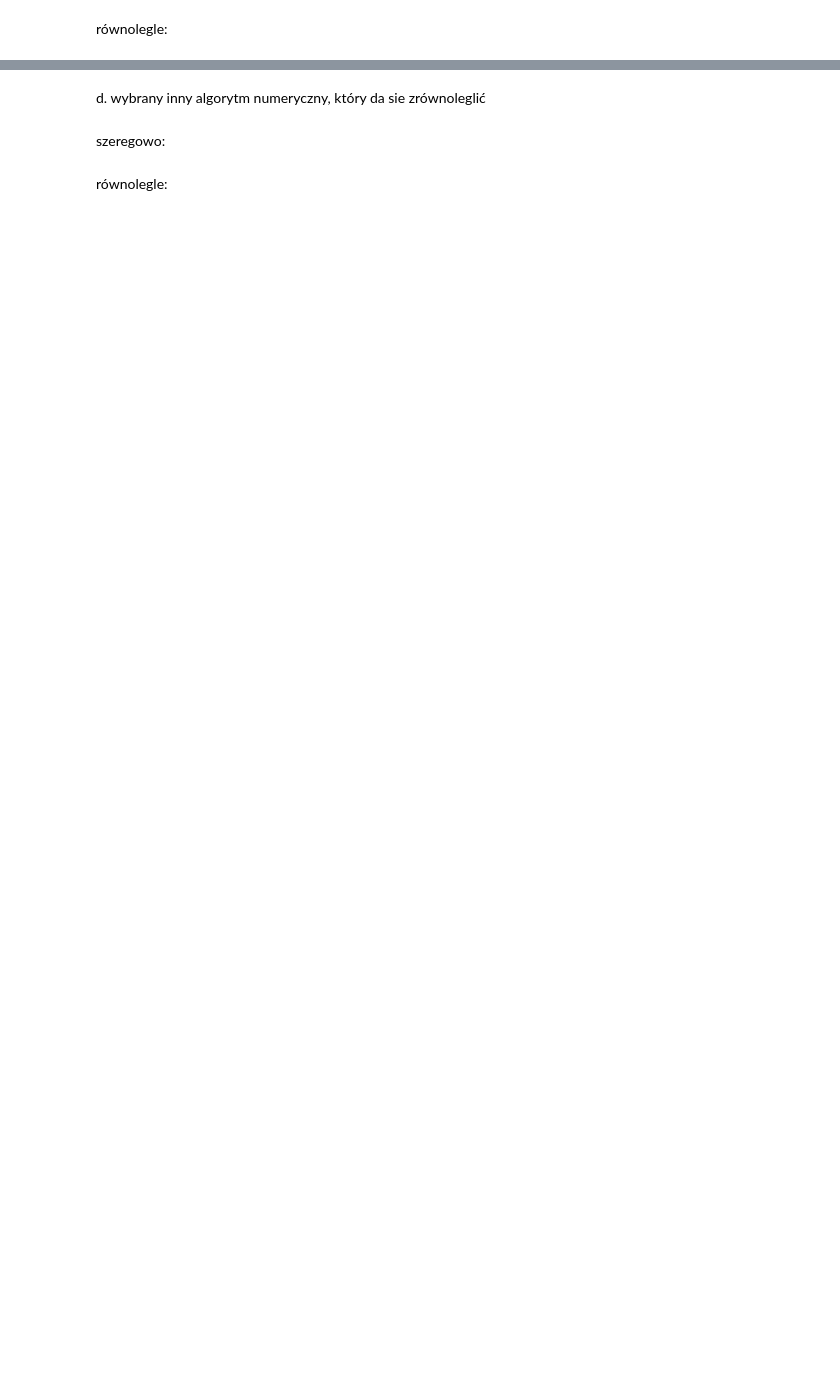
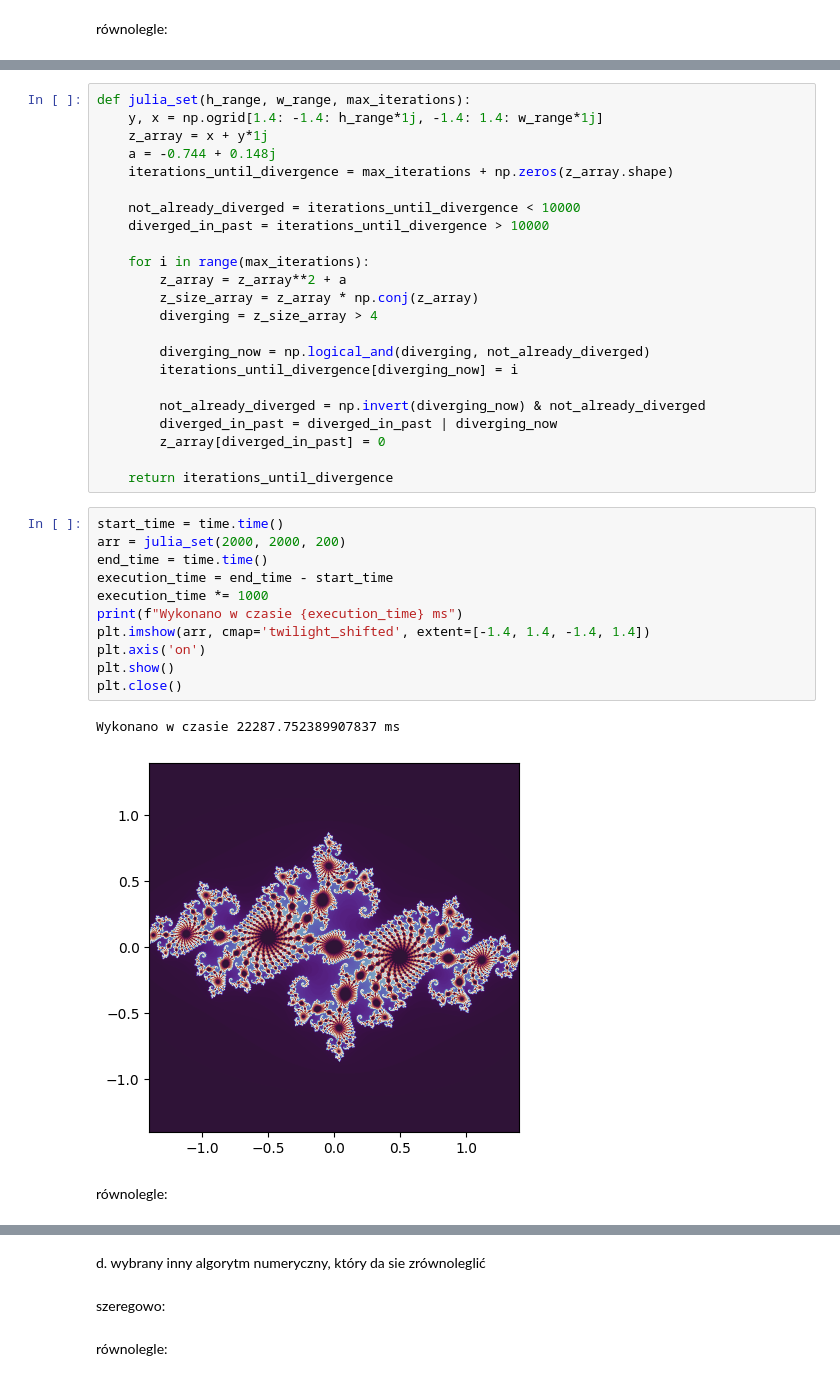
Before and after one commit to Szymqn/ProgramowanieRownolegleIRozproszone, a Jupyter notebook: lab4/zadanie1.ipynb, the cells around one changed output, grey strips where cells are left out. Saved outputs shown, nothing was run; the diff lists cells and outputs as text; blank space fills up the shorter version.

```diff
--- a/lab4/zadanie1.ipynb
+++ b/lab4/zadanie1.ipynb
@@ -111,0 +338,39 @@ równolegle:
+# %%
+def julia_set(h_range, w_range, max_iterations):
+    y, x = np.ogrid[1.4: -1.4: h_range*1j, -1.4: 1.4: w_range*1j]
+    z_array = x + y*1j
+    a = -0.744 + 0.148j
+    iterations_until_divergence = max_iterations + np.zeros(z_array.shape)
+
+    not_already_diverged = iterations_until_divergence < 10000
+    diverged_in_past = iterations_until_divergence > 10000
+
+    for i in range(max_iterations):
+        z_array = z_array**2 + a
+        z_size_array = z_array * np.conj(z_array)
+        diverging = z_size_array > 4
+
+        diverging_now = np.logical_and(diverging, not_already_diverged)
+        iterations_until_divergence[diverging_now] = i
+
+        not_already_diverged = np.invert(diverging_now) & not_already_diverged
+        diverged_in_past = diverged_in_past | diverging_now
+        z_array[diverged_in_past] = 0
+
+    return iterations_until_divergence
+# %%
+start_time = time.time()
+arr = julia_set(2000, 2000, 200)
+end_time = time.time()
+execution_time = end_time - start_time
+execution_time *= 1000
+print(f"Wykonano w czasie {execution_time} ms")
+plt.imshow(arr, cmap='twilight_shifted', extent=[-1.4, 1.4, -1.4, 1.4])
+plt.axis('on')
+plt.show()
+plt.close()
+# %% [output]
+Wykonano w czasie 22287.752389907837 ms
+[figure, added]
+# %% [markdown]
+równolegle:
```
Also changed, not shown: parts of 18 cells of this notebook.
